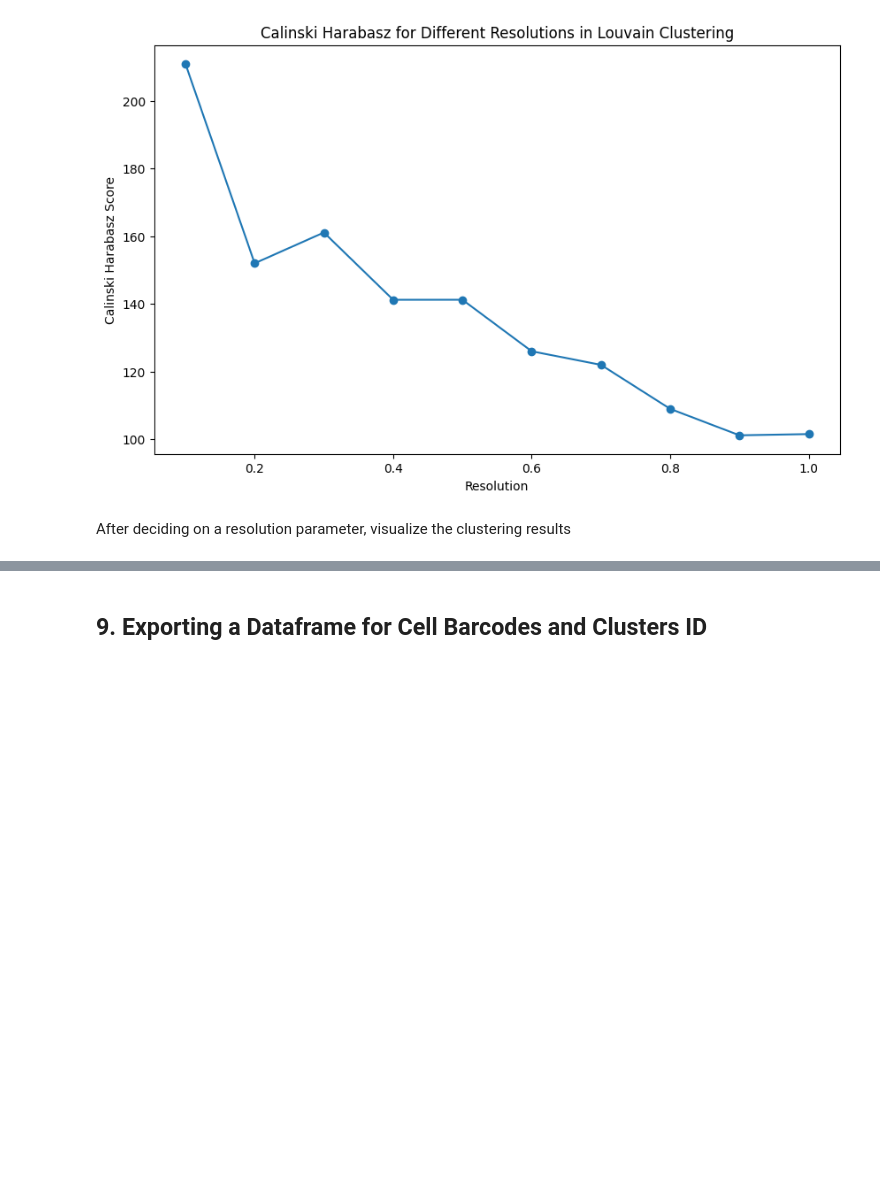
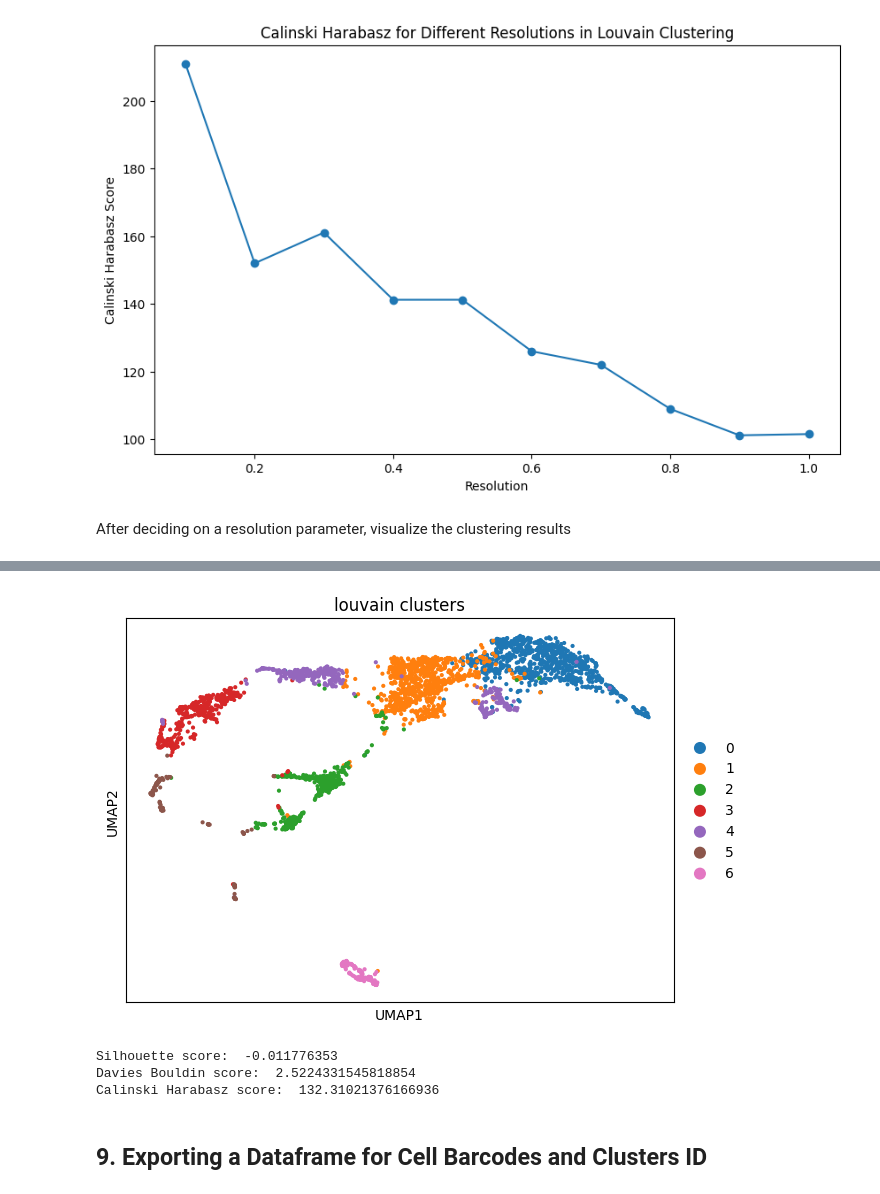
Before and after one commit to MYousry2002/scHAMR, a Jupyter notebook: example-runs/drosophila-escorts/scripts/clustering.ipynb, the cells around one changed output, grey strips where cells are left out. Cells and saved outputs as stored; diff of their text form; code cells hidden in the pictures; blank space fills up the shorter version.

```diff
--- a/example-runs/drosophila-escorts/scripts/clustering.ipynb
+++ b/example-runs/drosophila-escorts/scripts/clustering.ipynb
@@ -343,6 +343,29 @@ print("Calinski Harabasz score: ", calinski_harabasz_score_value_leiden)
 Silhouette score:  0.041786324
 Davies Bouldin score:  2.459900531204196
 Calinski Harabasz score:  161.09829558381605
+# %%
+sc.tl.louvain(adata, key_added= 'louvain_clusters', resolution=0.3)
+sc.pl.scatter(adata, basis='umap', color=['louvain_clusters'])
+
+labels = adata.obs['louvain_clusters']
+X_pca = adata.obsm['X_pca']
+
+# Calculate Silhouette Score
+silhouette_score_value_leiden = silhouette_score(X_pca, labels)
+print("Silhouette score: ", silhouette_score_value_leiden)
+
+# Calculate Davies-Bouldin Score
+davies_bouldin_score_value_leiden = davies_bouldin_score(X_pca, labels)
+print("Davies Bouldin score: ",  davies_bouldin_score_value_leiden)
+
+# Calculate Calinski-Harabasz Score
+calinski_harabasz_score_value_leiden = calinski_harabasz_score(X_pca, labels)
+print("Calinski Harabasz score: ", calinski_harabasz_score_value_leiden)
+# %% [output]
+[figure, added]
+Silhouette score:  -0.011776353
+Davies Bouldin score:  2.5224331545818854
+Calinski Harabasz score:  132.31021376166936
 # %% [markdown]
 ## 9. Exporting a Dataframe for Cell Barcodes and Clusters ID
 # %%
```
Also changed, not shown: parts of 2 cells of this notebook.
